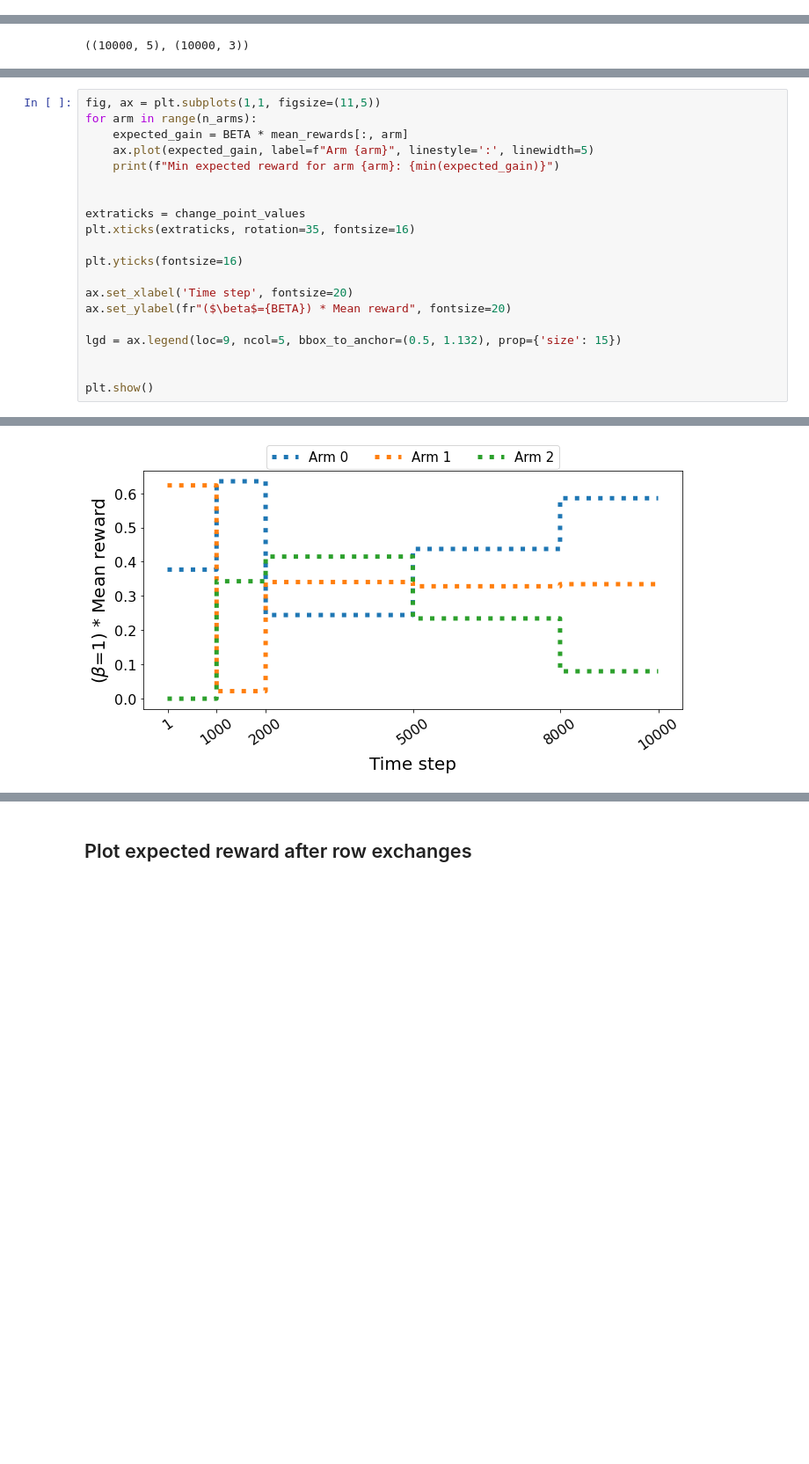
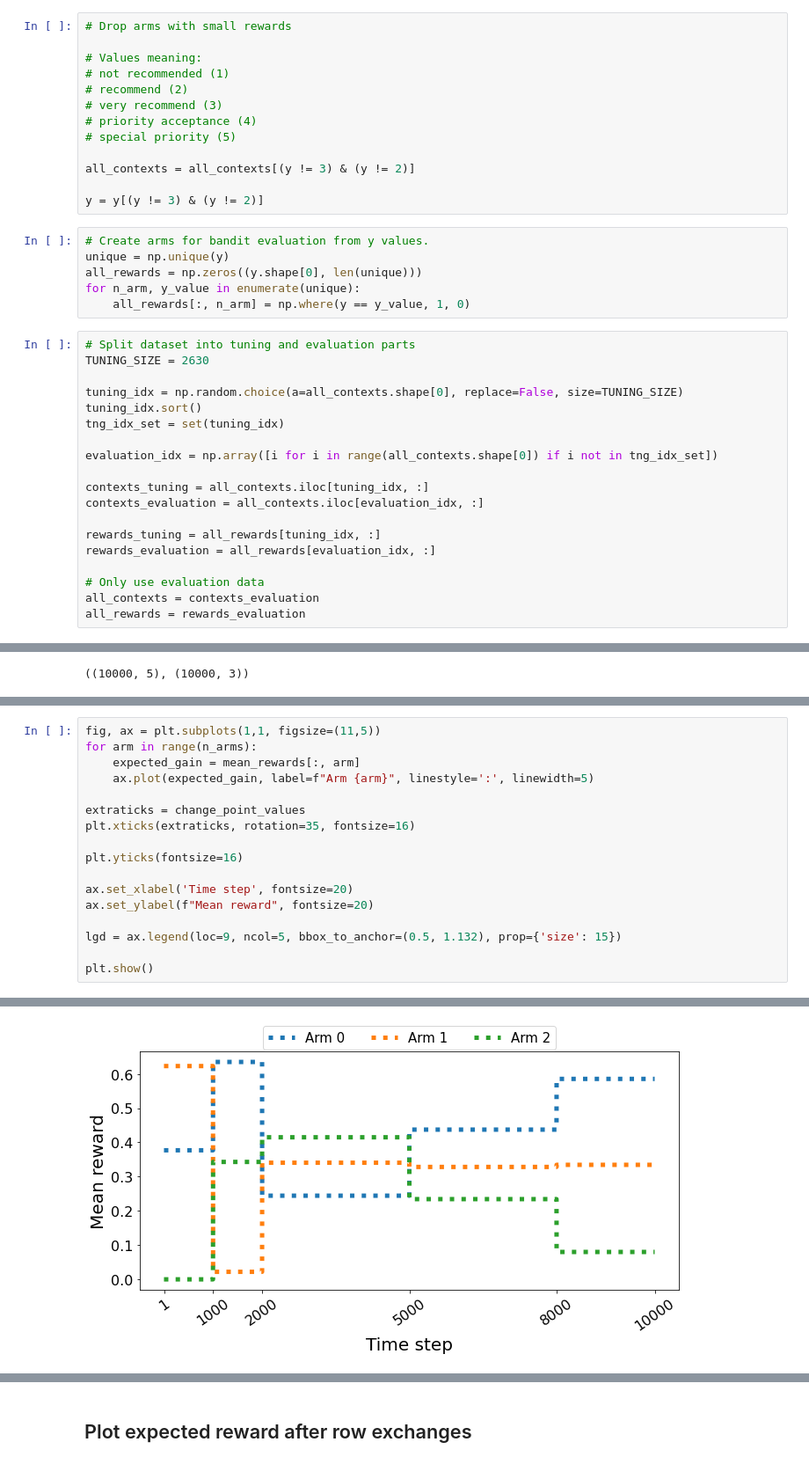
Before and after one commit to saeedghoorchian/NCC-Bandits, a Jupyter notebook: reproducing/reproducing_nursery.ipynb, the cells around one changed output, grey strips where cells are left out. Shown at 88% size. Drawn from its saved outputs; the diff is of its cells as text; blank space fills up the shorter version.

```diff
--- a/reproducing/reproducing_nursery.ipynb
+++ b/reproducing/reproducing_nursery.ipynb
@@ -69,0 +108,38 @@ all_rewards.shape[0]
+# %%
+# Drop arms with small rewards
+
+# Values meaning:
+# not recommended (1)
+# recommend (2)
+# very recommend (3)
+# priority acceptance (4)
+# special priority (5)
+
+all_contexts = all_contexts[(y != 3) & (y != 2)]
+
+y = y[(y != 3) & (y != 2)]
+# %%
+# Create arms for bandit evaluation from y values.
+unique = np.unique(y)
+all_rewards = np.zeros((y.shape[0], len(unique)))
+for n_arm, y_value in enumerate(unique):
+    all_rewards[:, n_arm] = np.where(y == y_value, 1, 0)
+# %%
+# Split dataset into tuning and evaluation parts
+TUNING_SIZE = 2630
+
+tuning_idx = np.random.choice(a=all_contexts.shape[0], replace=False, size=TUNING_SIZE)
+tuning_idx.sort()
+tng_idx_set = set(tuning_idx)
+
+evaluation_idx = np.array([i for i in range(all_contexts.shape[0]) if i not in tng_idx_set])
+
+contexts_tuning = all_contexts.iloc[tuning_idx, :]
+contexts_evaluation = all_contexts.iloc[evaluation_idx, :]
+
+rewards_tuning = all_rewards[tuning_idx, :]
+rewards_evaluation = all_rewards[evaluation_idx, :]
+
+# Only use evaluation data
+all_contexts = contexts_evaluation
+all_rewards = rewards_evaluation
@@ -122,10 +217,8 @@ nonstationary_contexts.shape, nonstationary_rewards.shape
 # %%
 fig, ax = plt.subplots(1,1, figsize=(11,5))
 for arm in range(n_arms):
-    expected_gain = BETA * mean_rewards[:, arm]
+    expected_gain = mean_rewards[:, arm]
     ax.plot(expected_gain, label=f"Arm {arm}", linestyle=':', linewidth=5)
-    print(f"Min expected reward for arm {arm}: {min(expected_gain)}")
-
 
 extraticks = change_point_values
 plt.xticks(extraticks, rotation=35, fontsize=16)
@@ -133,10 +226,9 @@ plt.xticks(extraticks, rotation=35, fontsize=16)
 plt.yticks(fontsize=16)
 
 ax.set_xlabel('Time step', fontsize=20)
-ax.set_ylabel(fr"($\beta$={BETA}) * Mean reward", fontsize=20)
+ax.set_ylabel(f"Mean reward", fontsize=20)
 
 lgd = ax.legend(loc=9, ncol=5, bbox_to_anchor=(0.5, 1.132), prop={'size': 15})
 
-
 plt.show()
 # %% [output]
@@ -146 +235 @@ Min expected reward for arm 2: 0.0
-[figure, old version]
+[figure, new version]
```
Also changed, not shown: parts of 89 cells of this notebook, 12 other files.
